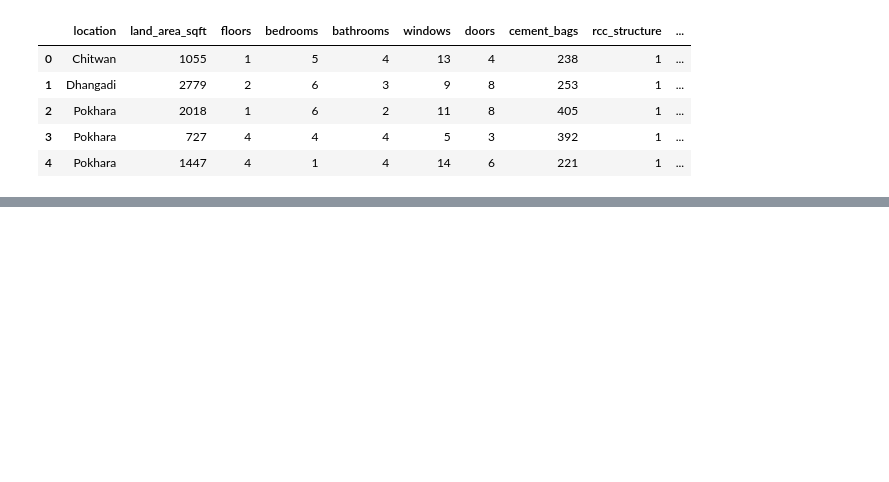
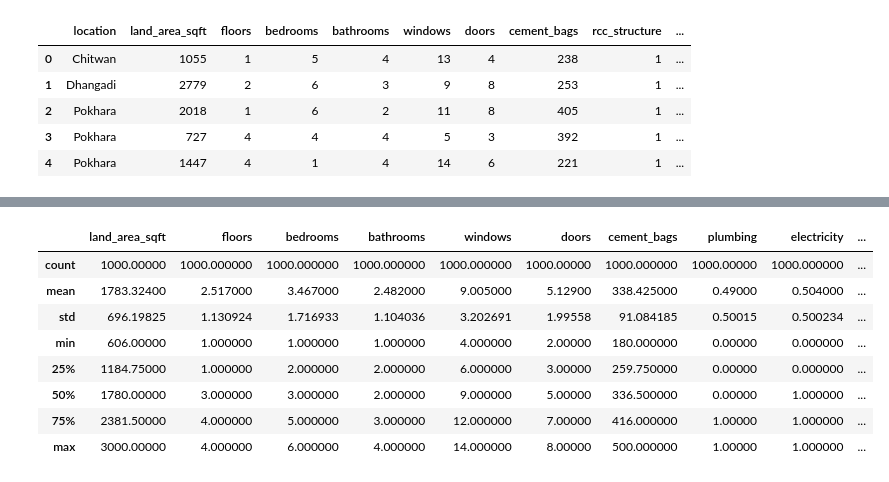
Before and after one commit to ramoliyaYug/AIML, a Jupyter notebook: HousePricingNepal/HousePricingNepal.ipynb, the cells around one changed output, grey strips where cells are left out. Cells and saved outputs as stored; diff of their text form; code cells hidden in the pictures; blank space fills up the shorter version.

```diff
--- a/HousePricingNepal/HousePricingNepal.ipynb
+++ b/HousePricingNepal/HousePricingNepal.ipynb
@@ -50,0 +74,12 @@ df.head()
+# %%
+df.describe()
+# %% [output]
+|  | land_area_sqft | floors | bedrooms | bathrooms | windows | doors | cement_bags | plumbing | electricity | ... |
+| count | 1000.00000 | 1000.000000 | 1000.000000 | 1000.000000 | 1000.000000 | 1000.00000 | 1000.000000 | 1000.00000 | 1000.000000 | ... |
+| mean | 1783.32400 | 2.517000 | 3.467000 | 2.482000 | 9.005000 | 5.12900 | 338.425000 | 0.49000 | 0.504000 | ... |
+| std | 696.19825 | 1.130924 | 1.716933 | 1.104036 | 3.202691 | 1.99558 | 91.084185 | 0.50015 | 0.500234 | ... |
+| min | 606.00000 | 1.000000 | 1.000000 | 1.000000 | 4.000000 | 2.00000 | 180.000000 | 0.00000 | 0.000000 | ... |
+| 25% | 1184.75000 | 1.000000 | 2.000000 | 2.000000 | 6.000000 | 3.00000 | 259.750000 | 0.00000 | 0.000000 | ... |
+| 50% | 1780.00000 | 3.000000 | 3.000000 | 2.000000 | 9.000000 | 5.00000 | 336.500000 | 0.00000 | 1.000000 | ... |
+| 75% | 2381.50000 | 4.000000 | 5.000000 | 3.000000 | 12.000000 | 7.00000 | 416.000000 | 1.00000 | 1.000000 | ... |
+| max | 3000.00000 | 4.000000 | 6.000000 | 4.000000 | 14.000000 | 8.00000 | 500.000000 | 1.00000 | 1.000000 | ... |
```
Also changed, not shown: parts of 16 cells of this notebook.
